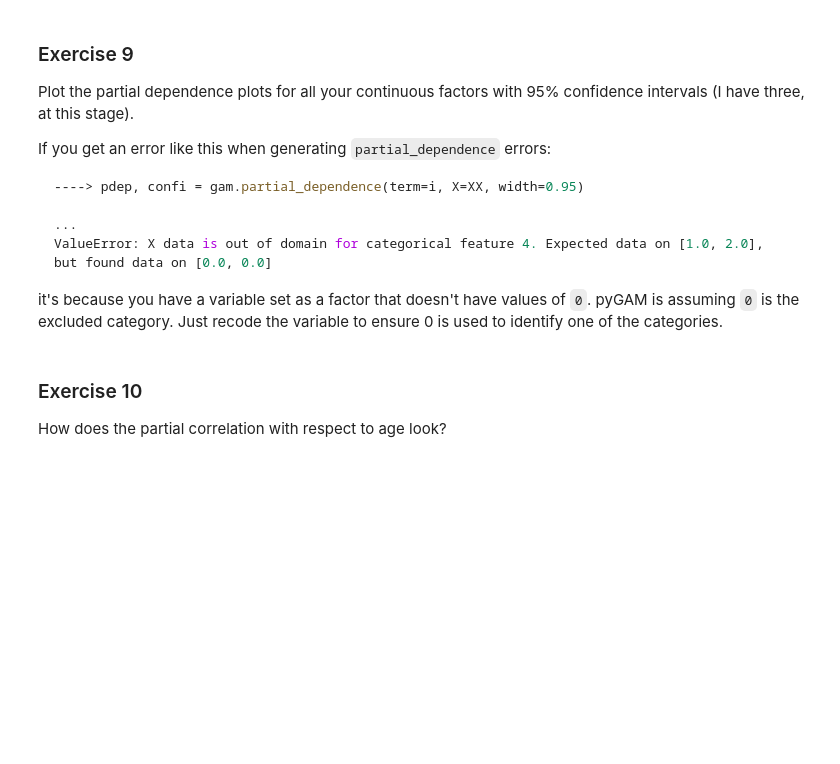
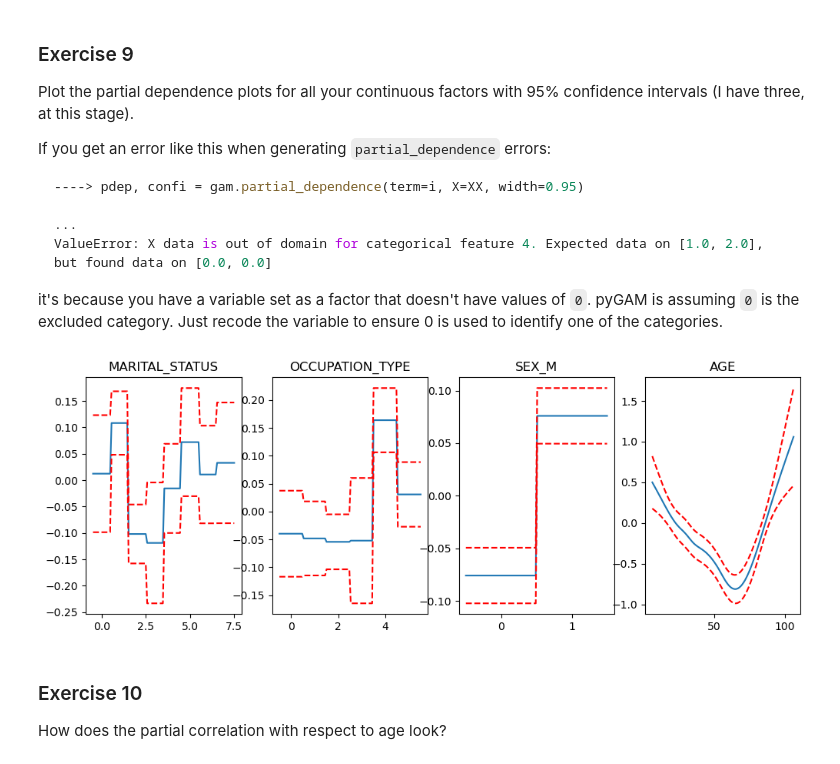
Before and after one commit to AliciaXia222/IDS701_Exercise2, a Jupyter notebook: exercise_interpretable.ipynb, the cells around one changed output. Drawn from its saved outputs; the diff is of its cells as text; code cells hidden in the pictures; blank space fills up the shorter version.

````diff
--- a/exercise_interpretable.ipynb
+++ b/exercise_interpretable.ipynb
@@ -178,0 +430,4 @@ Looking at the confusion matrix, how did the model maximize accuracy?
+# %%
+false_omission_rate = conf_mat[1][0] / conf_mat[:, 0].sum()
+
+print(f"The false omission rate is: {false_omission_rate:.4f}")
@@ -186,0 +465,10 @@ Note: One *can* use class weights to shift the emphasis of the original model fi
+# %%
+probs = gam.predict_proba(X_test)
+y_pred = list(map(int, gam.predict_proba(X_test) > 0.135))
+conf_mat = confusion_matrix(y_test, y_pred)
+
+pd.DataFrame(
+    conf_mat,
+    index=["Actual Negative", "Actual Positive"],
+    columns=["Predicted Negative", "Predicted Positive"],
+)
@@ -188,3 +480,17 @@ Note: One *can* use class weights to shift the emphasis of the original model fi
 ### Exercise 8
 
 If the stakeholder wants to maximize true negatives and can tolerate a false omission rate of 19%, how many true negatives will they be able to enroll?
+# %%
+def false_omission(threshold):
+    probs = gam.predict_proba(X_test)
+    y_pred = list(map(int, gam.predict_proba(X_test) > threshold))
+    conf_mat = confusion_matrix(y_test, y_pred)
+    false_omission_rate = conf_mat[1][0] / conf_mat[:, 0].sum()
+    return false_omission_rate, conf_mat[0][0]
+
+
+for i in np.arange(0.2304, 0.2306, 0.00005).tolist():
+    a, b = false_omission(i)
+    print(
+        f"With a threshold of {i:.6f} the False Omission rate is {a:.4f} and the TN is {b:,.0f}"
+    )
@@ -208,6 +522,24 @@ ValueError: X data is out of domain for categorical feature 4. Expected data on
 ```
 
 it's because you have a variable set as a factor that doesn't have values of `0`. pyGAM is assuming `0` is the excluded category. Just recode the variable to ensure 0 is used to identify one of the categories.
+# %%
+# Index(['QUANT_CARS', 'MONTHS_IN_RESIDENCE', 'QUANT_BANKING_ACCOUNTS', 'AGE',
+#        'MARITAL_STATUS', 'OCCUPATION_TYPE', 'log_quant_dependants',
+#        'log_personal_monthly_income', 'TARGET_LABEL_BAD=1', 'SEX_M'],
+
+fig, axs = plt.subplots(1, 4, figsize=(12, 4))
+titles = ["MARITAL_STATUS", "OCCUPATION_TYPE", "SEX_M", "AGE"]
+terms = [4, 5, 8, 3]
+
+for i, ax in enumerate(axs):
+    XX = gam.generate_X_grid(term=terms[i])
+    pdep, confi = gam.partial_dependence(term=terms[i], width=0.95)
+
+    ax.plot(XX[:, terms[i]], pdep)
+    ax.plot(XX[:, terms[i]], confi, c="r", ls="--")
+    ax.set_title(titles[i])
+# %% [output]
+[figure, added]
 # %% [markdown]
 ### Exercise 10
 
````
Also changed, not shown: parts of 35 cells of this notebook, 1 other file.
